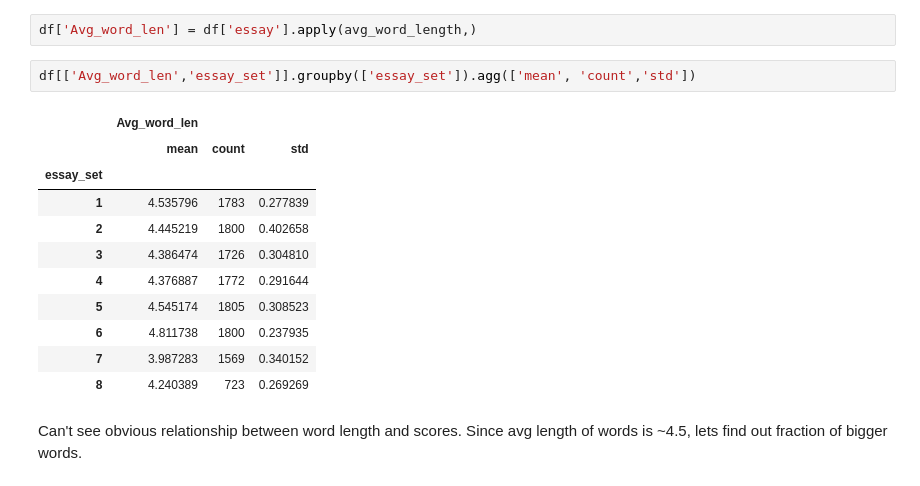
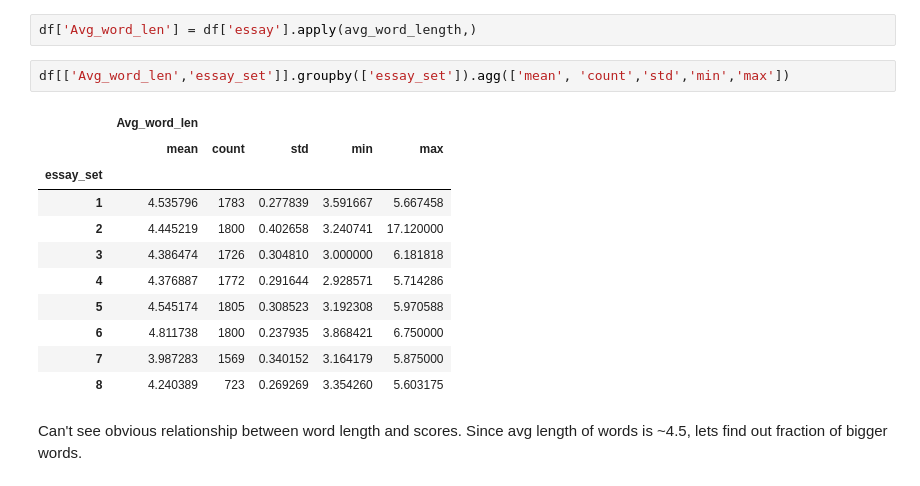
Before and after one commit to kunalrdeshmukh/Essay-Score-Prediction, a Jupyter notebook: Feature_Extraction.ipynb, the cells around one changed output. Drawn from its saved outputs; the diff is of its cells as text.

```diff
--- a/Feature_Extraction.ipynb
+++ b/Feature_Extraction.ipynb
@@ -166,19 +166,19 @@ def avg_word_length(essay):
 # %%
 df['Avg_word_len'] = df['essay'].apply(avg_word_length,)
 # %%
-df[['Avg_word_len','essay_set']].groupby(['essay_set']).agg(['mean', 'count','std'])
+df[['Avg_word_len','essay_set']].groupby(['essay_set']).agg(['mean', 'count','std','min','max'])
 # %% [output]
-|  | Avg_word_len |  |  |
-|  | mean | count | std |
-| essay_set |  |  |  |
-| 1 | 4.535796 | 1783 | 0.277839 |
-| 2 | 4.445219 | 1800 | 0.402658 |
-| 3 | 4.386474 | 1726 | 0.304810 |
-| 4 | 4.376887 | 1772 | 0.291644 |
-| 5 | 4.545174 | 1805 | 0.308523 |
-| 6 | 4.811738 | 1800 | 0.237935 |
-| 7 | 3.987283 | 1569 | 0.340152 |
-| 8 | 4.240389 | 723 | 0.269269 |
+|  | Avg_word_len |  |  |  |  |
+|  | mean | count | std | min | max |
+| essay_set |  |  |  |  |  |
+| 1 | 4.535796 | 1783 | 0.277839 | 3.591667 | 5.667458 |
+| 2 | 4.445219 | 1800 | 0.402658 | 3.240741 | 17.120000 |
+| 3 | 4.386474 | 1726 | 0.304810 | 3.000000 | 6.181818 |
+| 4 | 4.376887 | 1772 | 0.291644 | 2.928571 | 5.714286 |
+| 5 | 4.545174 | 1805 | 0.308523 | 3.192308 | 5.970588 |
+| 6 | 4.811738 | 1800 | 0.237935 | 3.868421 | 6.750000 |
+| 7 | 3.987283 | 1569 | 0.340152 | 3.164179 | 5.875000 |
+| 8 | 4.240389 | 723 | 0.269269 | 3.354260 | 5.603175 |
 # %% [markdown]
 Can't see obvious relationship between word length and scores. Since avg length of words is ~4.5, lets find out fraction of bigger words.
 # %%
```
Also changed, not shown: parts of 29 cells of this notebook.
